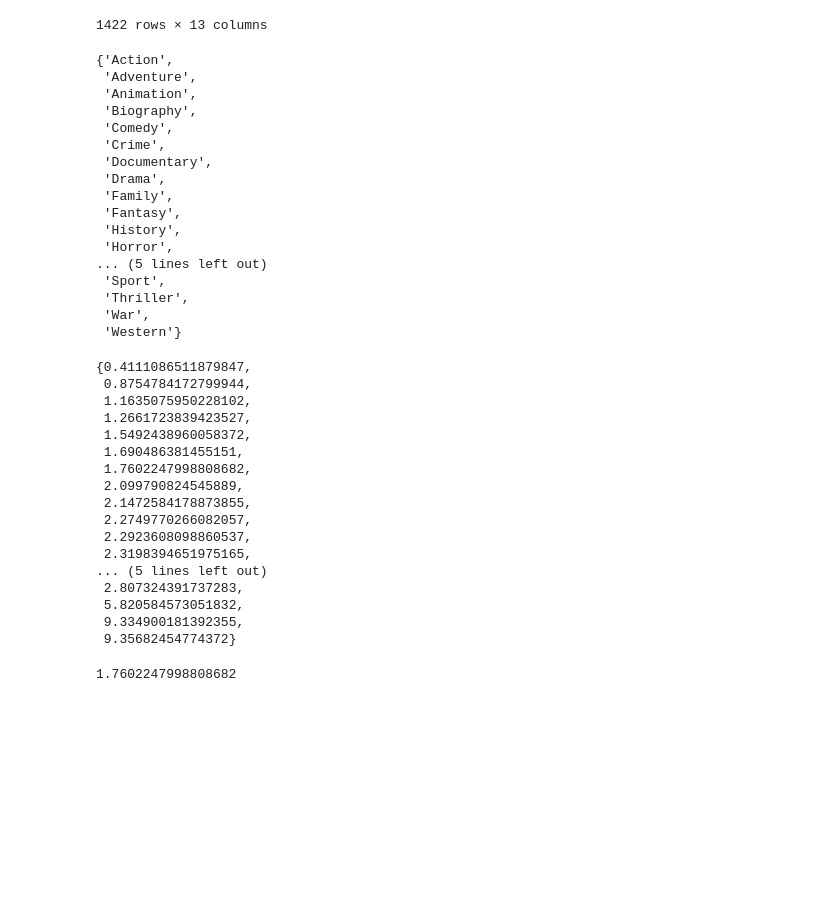
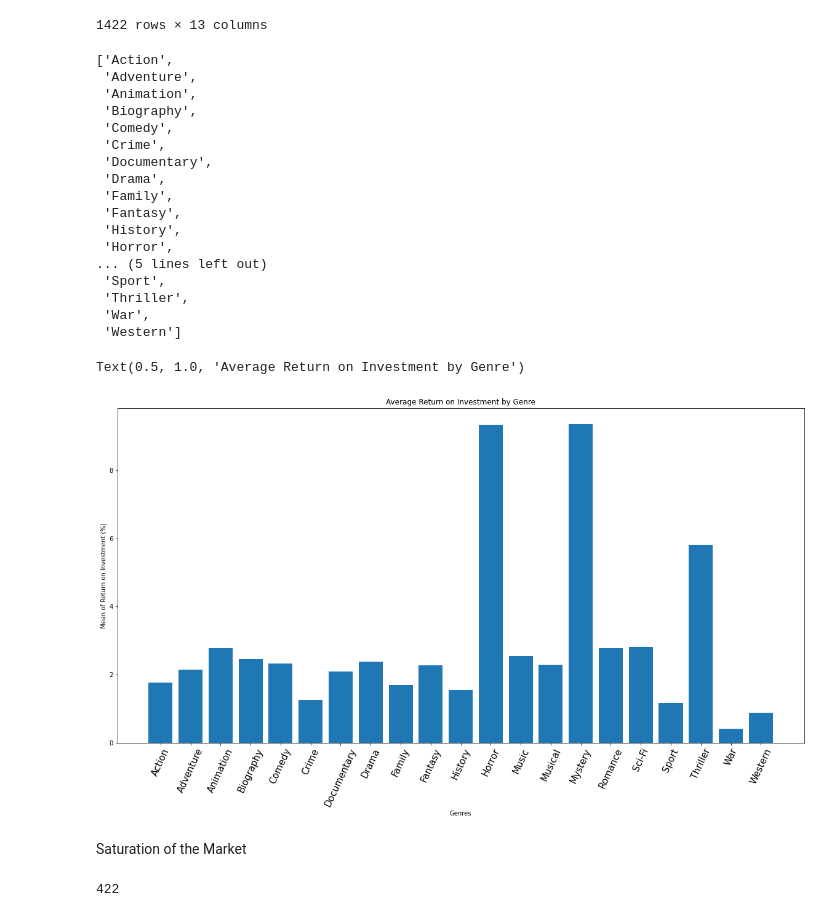
Before and after one commit to soohojp/Phase-1-Project-Best-Team-, a Jupyter notebook: Untitled.ipynb, the cells around one changed output. Drawn from its saved outputs; the diff is of its cells as text; code cells hidden in the pictures; blank space fills up the shorter version.

```diff
--- a/Untitled.ipynb
+++ b/Untitled.ipynb
@@ -78,9 +78,10 @@ imdb_basics=imdb_basics.dropna(subset=['genres'])
 list_of_unique_values =' '.join(imdb_basics.genres.unique())
 list_of_unique_values = list_of_unique_values.replace(' ',',')
 list_of_unique_genres = list_of_unique_values.split(",")
-set(list_of_unique_genres)
+list_of_unique_genres = sorted(list(set(list_of_unique_genres)))
+list_of_unique_genres
 # %% [output]
-{'Action',
+['Action',
  'Adventure',
  'Animation',
  'Biography',
@@ -96,7 +97,7 @@ set(list_of_unique_genres)
  'Sport',
  'Thriller',
  'War',
- 'Western'}
+ 'Western']
 # %%
 imdb_action = imdb_basics[imdb_basics['genres'].str.contains('Action')]
 imdb_adventure = imdb_basics[imdb_basics['genres'].str.contains('Adventure')]
@@ -120,7 +121,7 @@ imdb_thriller = imdb_basics[imdb_basics['genres'].str.contains('Thriller')]
 imdb_war = imdb_basics[imdb_basics['genres'].str.contains('War')]
 imdb_western = imdb_basics[imdb_basics['genres'].str.contains('Western')]
 # %%
-{imdb_action.ROI.mean(),
+genre_roi_mean=[imdb_action.ROI.mean(),
 imdb_adventure.ROI.mean(),
 imdb_animation.ROI.mean(),
 imdb_biography.ROI.mean(),
@@ -140,26 +141,22 @@ imdb_sciFi.ROI.mean(),
 imdb_sport.ROI.mean(),
 imdb_thriller.ROI.mean(),
 imdb_war.ROI.mean(),
-imdb_western.ROI.mean()}
+imdb_western.ROI.mean()]
-# %% [output]
-{0.4111086511879847,
- 0.8754784172799944,
- 1.1635075950228102,
- 1.2661723839423527,
- 1.5492438960058372,
- 1.690486381455151,
- 1.7602247998808682,
- 2.099790824545889,
- 2.1472584178873855,
- 2.2749770266082057,
- 2.2923608098860537,
- 2.3198394651975165,
-... (5 lines left out)
- 2.807324391737283,
- 5.820584573051832,
- 9.334900181392355,
- 9.35682454774372}
-# %%
-fig, ax =
-# %% [output]
-1.7602247998808682
+# %%
+fig, ax = plt.subplots(figsize = (20,10))
+x = list_of_unique_genres
+y = genre_roi_mean
+ax.bar(x,y)
+plt.xticks(fontsize = 15, rotation = 65)
+ax.set_xlabel("Genres")
+ax.set_ylabel("Mean of Return on Investment (%)")
+ax.set_title("Average Return on Investment by Genre")
+# %% [output]
+Text(0.5, 1.0, 'Average Return on Investment by Genre')
+[figure, added]
+# %% [markdown]
+Saturation of the Market
+# %%
+len(imdb_action)
+# %% [output]
+422
```
Also changed, not shown: parts of 3 cells of this notebook.
